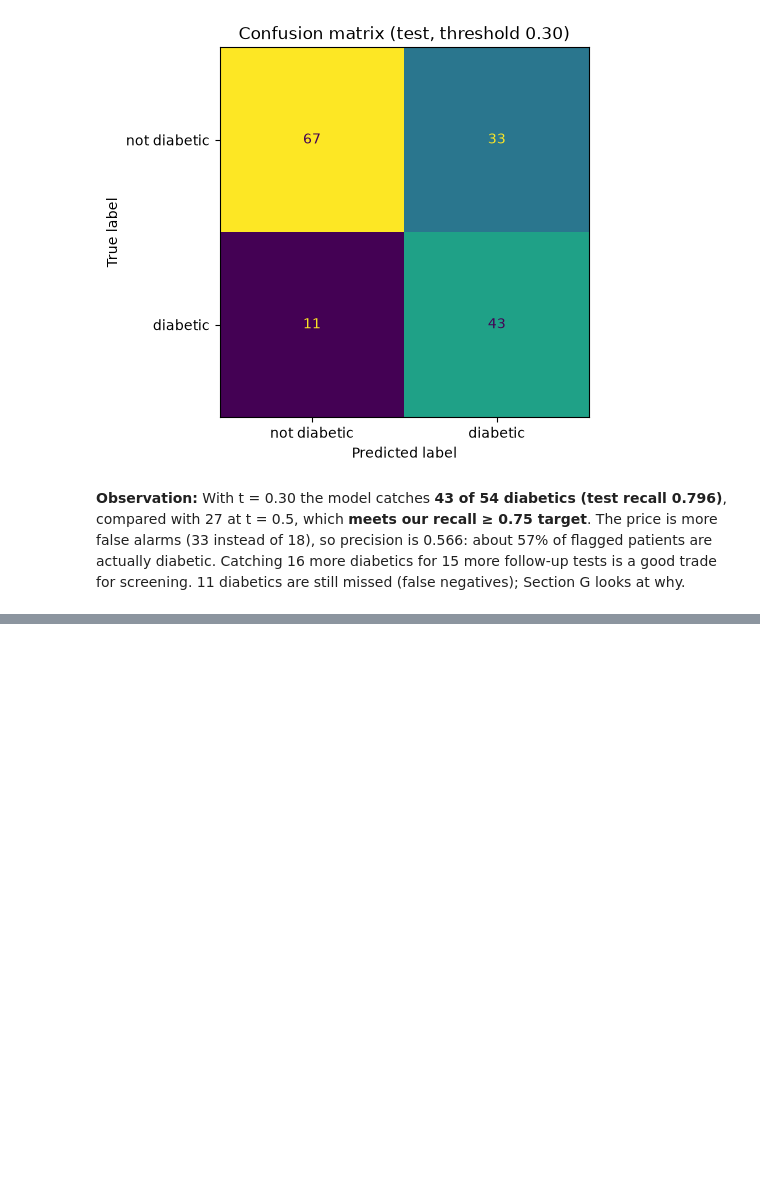
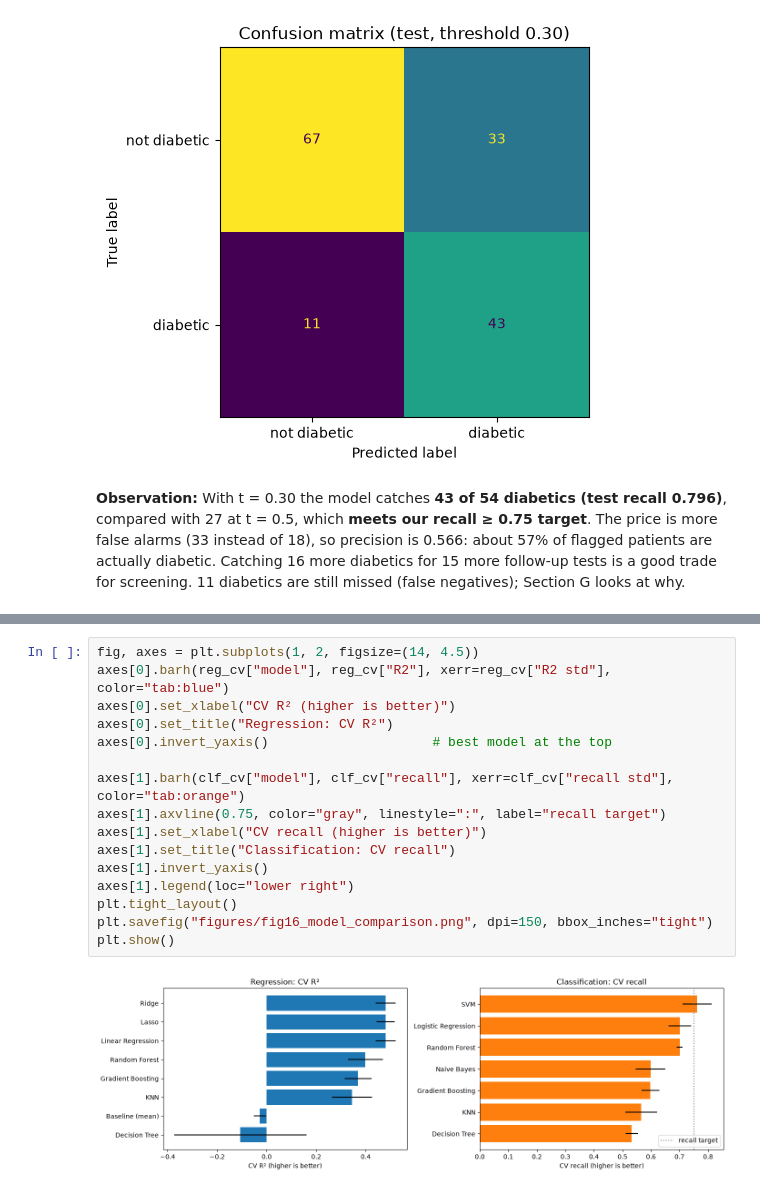
Before and after one commit to aggamsingh/diabetes-risk, a Jupyter notebook: diabetes_risk.ipynb, the cells around one changed output, grey strips where cells are left out. Drawn from its saved outputs; the diff is of its cells as text; blank space fills up the shorter version.

```diff
--- a/diabetes_risk.ipynb
+++ b/diabetes_risk.ipynb
@@ -1023,0 +1083,18 @@ Test precision = 0.566
+# %%
+fig, axes = plt.subplots(1, 2, figsize=(14, 4.5))
+axes[0].barh(reg_cv["model"], reg_cv["R2"], xerr=reg_cv["R2 std"], color="tab:blue")
+axes[0].set_xlabel("CV R² (higher is better)")
+axes[0].set_title("Regression: CV R²")
+axes[0].invert_yaxis()                     # best model at the top
+
+axes[1].barh(clf_cv["model"], clf_cv["recall"], xerr=clf_cv["recall std"], color="tab:orange")
+axes[1].axvline(0.75, color="gray", linestyle=":", label="recall target")
+axes[1].set_xlabel("CV recall (higher is better)")
+axes[1].set_title("Classification: CV recall")
+axes[1].invert_yaxis()
+axes[1].legend(loc="lower right")
+plt.tight_layout()
+plt.savefig("figures/fig16_model_comparison.png", dpi=150, bbox_inches="tight")
+plt.show()
+# %% [output]
+[figure, added]
```
Also changed, not shown: parts of 16 cells of this notebook, 4 other files.
